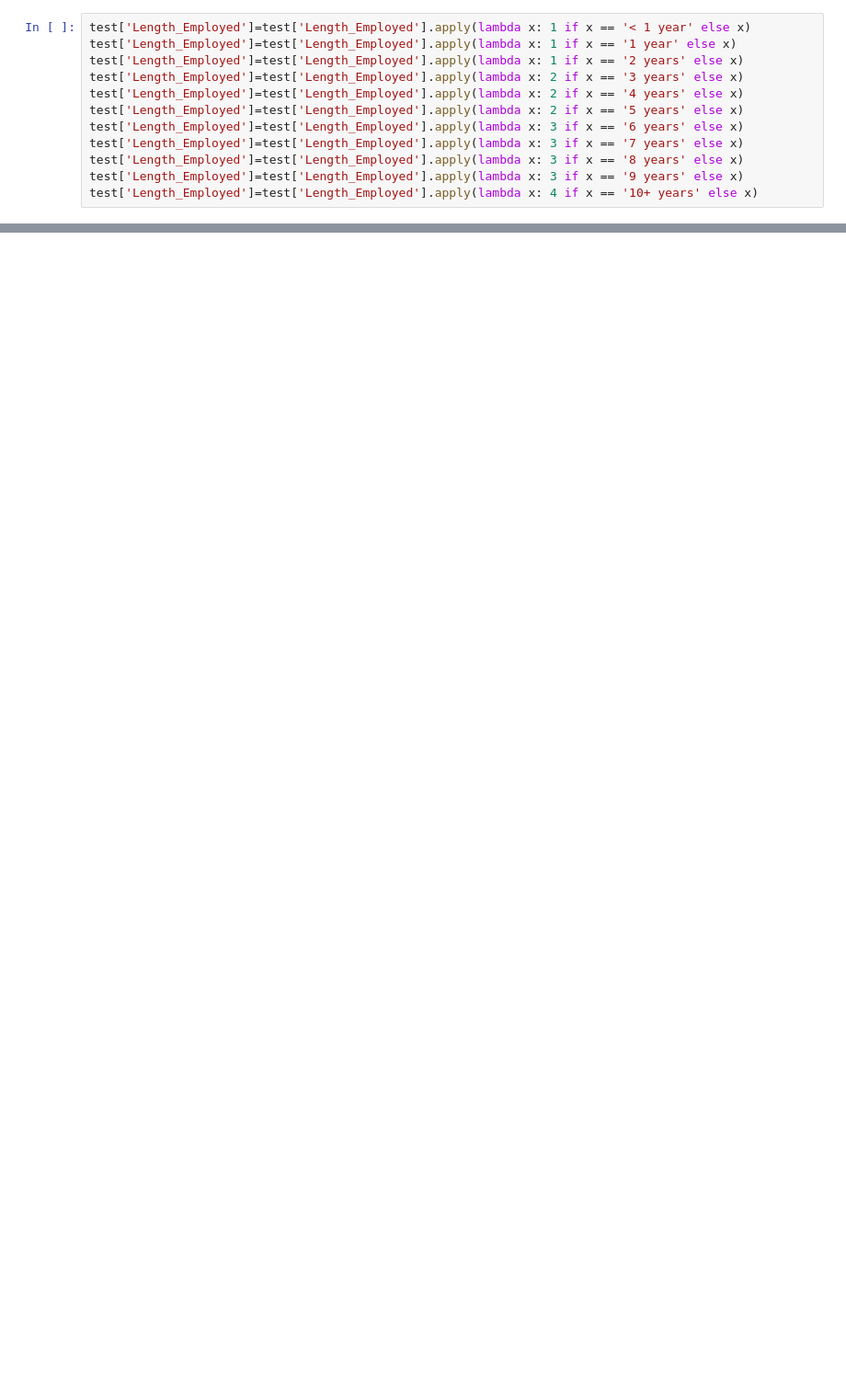
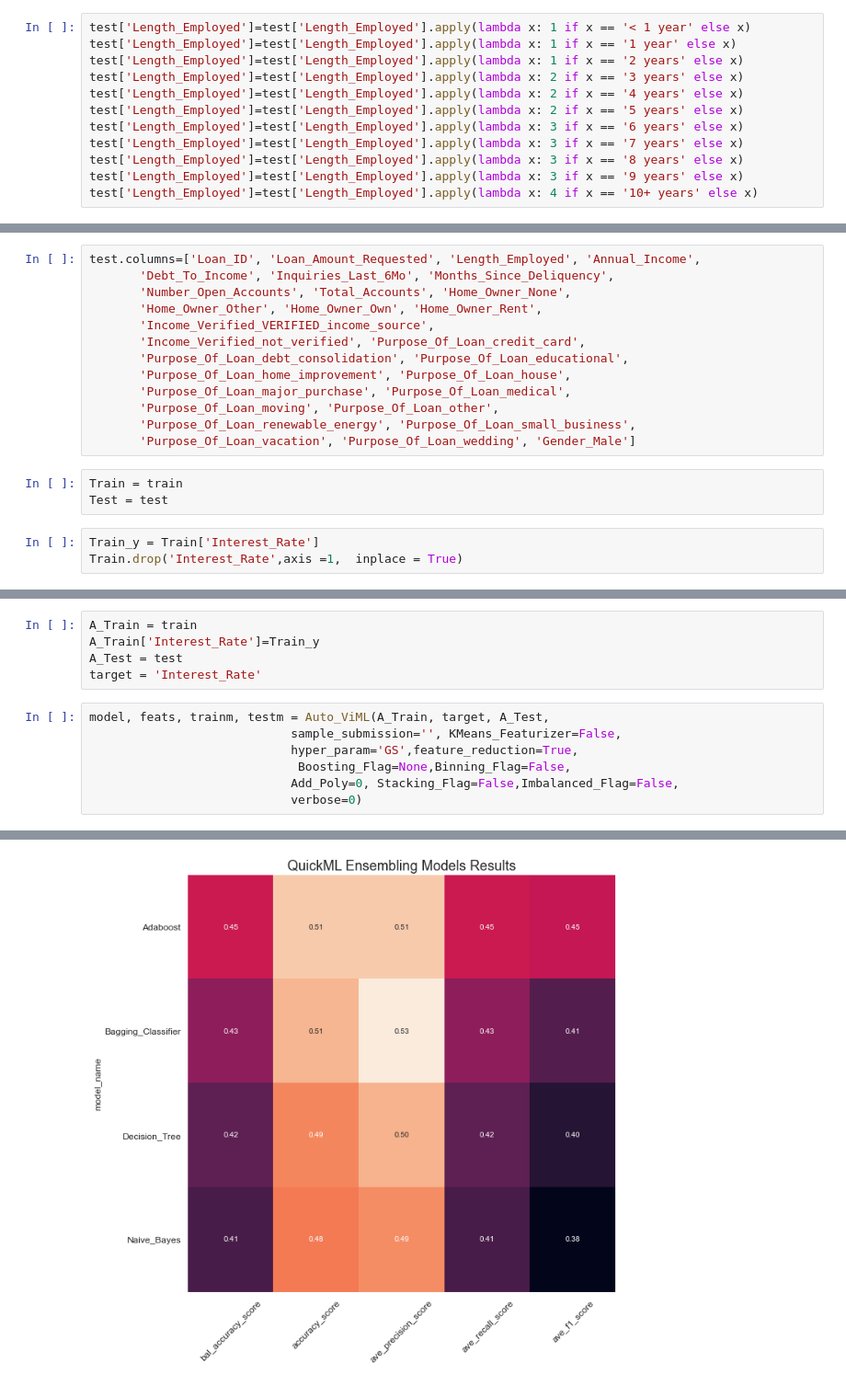
Before and after one commit to Mitesh512/Janta_Hack, a Jupyter notebook: Janta_Hack.ipynb, the cells around one changed output, grey strips where cells are left out. Shown at 92% size. Cells and saved outputs as stored; diff of their text form; blank space fills up the shorter version.

Commit message:
final model

```diff
--- a/Janta_Hack.ipynb
+++ b/Janta_Hack.ipynb
@@ -398,0 +524,19 @@ X_train,X_test,Y_train,Y_test = train_test_split(linear_train,linear_target,test
+# %%
+test.columns=['Loan_ID', 'Loan_Amount_Requested', 'Length_Employed', 'Annual_Income',
+       'Debt_To_Income', 'Inquiries_Last_6Mo', 'Months_Since_Deliquency',
+       'Number_Open_Accounts', 'Total_Accounts', 'Home_Owner_None',
+       'Home_Owner_Other', 'Home_Owner_Own', 'Home_Owner_Rent',
+       'Income_Verified_VERIFIED_income_source',
+       'Income_Verified_not_verified', 'Purpose_Of_Loan_credit_card',
+       'Purpose_Of_Loan_debt_consolidation', 'Purpose_Of_Loan_educational',
+       'Purpose_Of_Loan_home_improvement', 'Purpose_Of_Loan_house',
+       'Purpose_Of_Loan_major_purchase', 'Purpose_Of_Loan_medical',
+       'Purpose_Of_Loan_moving', 'Purpose_Of_Loan_other',
+       'Purpose_Of_Loan_renewable_energy', 'Purpose_Of_Loan_small_business',
+       'Purpose_Of_Loan_vacation', 'Purpose_Of_Loan_wedding', 'Gender_Male']
+# %%
+Train = train
+Test = test
+# %%
+Train_y = Train['Interest_Rate']
+Train.drop('Interest_Rate',axis =1,  inplace = True)
@@ -398,0 +673,13 @@ X_train,X_test,Y_train,Y_test = train_test_split(linear_train,linear_target,test
+# %%
+A_Train = train
+A_Train['Interest_Rate']=Train_y
+A_Test = test
+target = 'Interest_Rate'
+# %%
+model, feats, trainm, testm = Auto_ViML(A_Train, target, A_Test,
+                            sample_submission='', KMeans_Featurizer=False,
+                            hyper_param='GS',feature_reduction=True,
+                             Boosting_Flag=None,Binning_Flag=False,
+                            Add_Poly=0, Stacking_Flag=False,Imbalanced_Flag=False,
+                            verbose=0)
+# %% [output]
@@ -398,0 +703 @@ X_train,X_test,Y_train,Y_test = train_test_split(linear_train,linear_target,test
+[figure, added]
```
Also changed, not shown: parts of 59 cells of this notebook, 4 other files.
